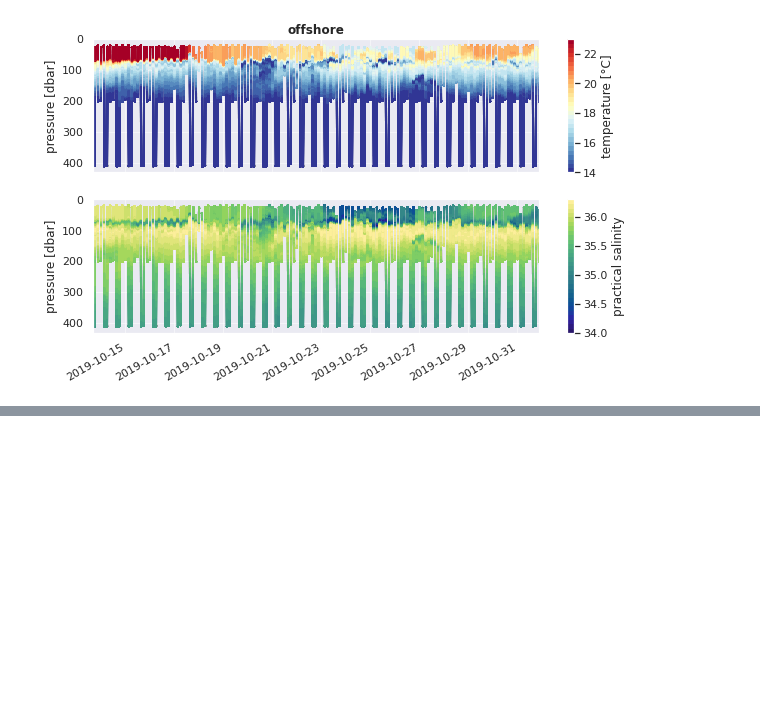
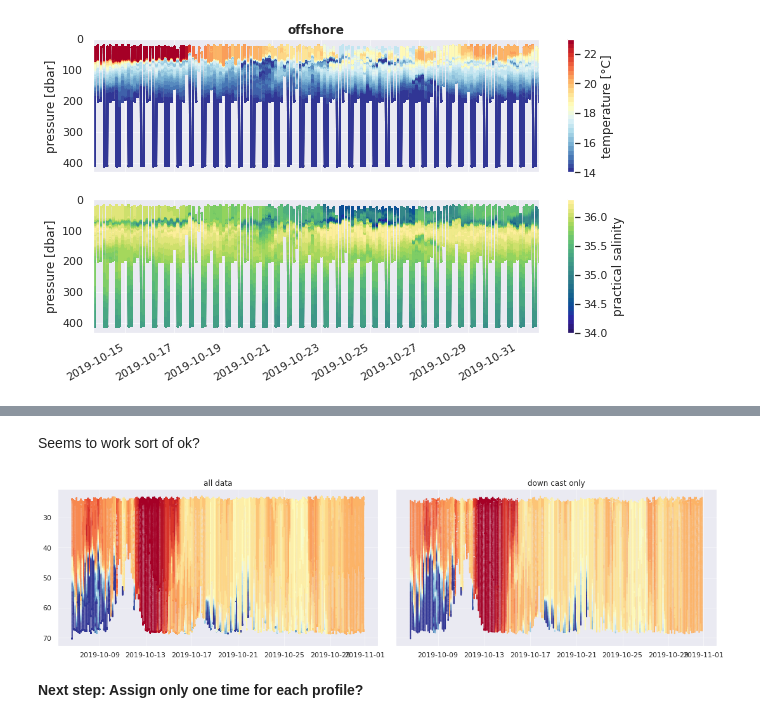
Before and after one commit to sryan288/ohw20-proj-ooi-profiles-section, a Jupyter notebook: OOI_profiles_Svenja.ipynb, the cells around one changed output, grey strips where cells are left out. Drawn from its saved outputs; the diff is of its cells as text; code cells hidden in the pictures; blank space fills up the shorter version.

```diff
--- a/OOI_profiles_Svenja.ipynb
+++ b/OOI_profiles_Svenja.ipynb
@@ -117,0 +140,20 @@ Cannot just resample by time because it is profiling data, which is not binned i
+# %% [markdown]
+Seems to work sort of ok?
+# %%
+# plt scatter of old vs. new
+fig,ax = plt.subplots(ncols=2,figsize=(15,4),sharey=True,constrained_layout=True)
+ax[0].scatter(dummy.time,dummy.ctdpf_ckl_seawater_pressure,s=1,
+                    c=dummy.ctdpf_ckl_seawater_temperature,
+                    cmap = plt.get_cmap('RdYlBu_r',30),vmin=14,vmax=23)
+ax[0].set_title('all data')
+# ax[0].invert_yaxis()
+
+ax[1].scatter(dummy_down.time,dummy_down.ctdpf_ckl_seawater_pressure,s=1,
+                    c=dummy_down.ctdpf_ckl_seawater_temperature,
+                    cmap = plt.get_cmap('RdYlBu_r',30),vmin=14,vmax=23)
+ax[1].set_title('down cast only')
+ax[1].invert_yaxis()
+# %% [output]
+[figure, added]
+# %% [markdown]
+**Next step: Assign only one time for each profile?**
```
Also changed, not shown: parts of 9 cells of this notebook.
